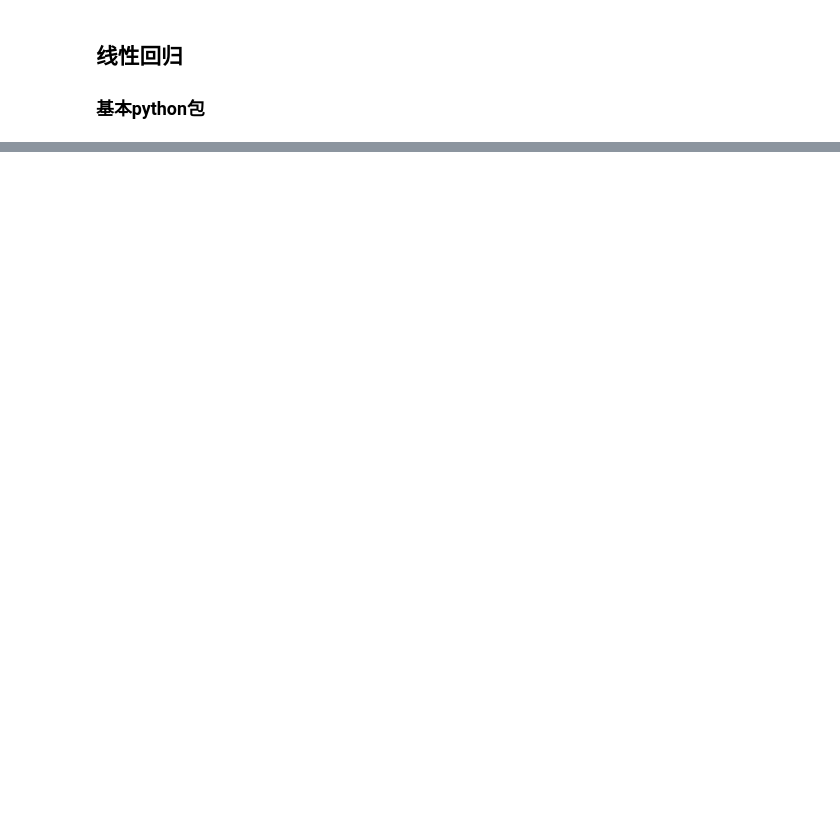
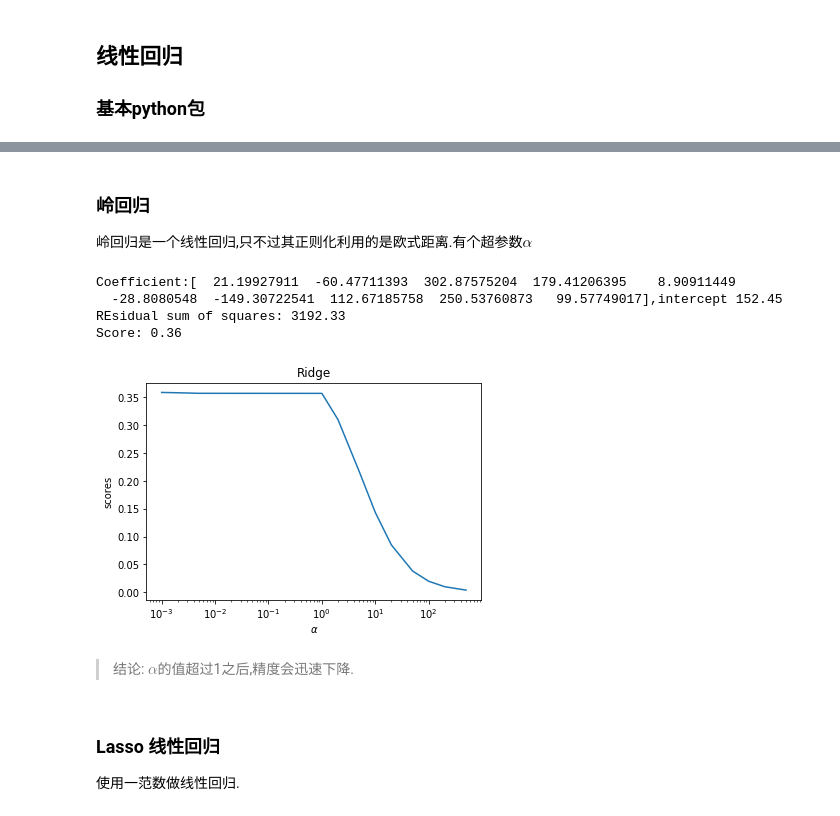
Before and after one commit to sycophant-stone/ml_dl_book_notes, a Jupyter notebook: chapter1_linearRegression.ipynb, the cells around one changed output, grey strips where cells are left out. Cells and saved outputs as stored; diff of their text form; code cells hidden in the pictures; blank space fills up the shorter version.

Commit message:
[ok] linear regression & logistic regression

```diff
--- a/chapter1_linearRegression.ipynb
+++ b/chapter1_linearRegression.ipynb
@@ -28,0 +38,4 @@ Score:  0
+# %% [markdown]
+### 岭回归
+
+岭回归是一个线性回归,只不过其正则化利用的是欧式距离.有个超参数$\alpha$
@@ -28,0 +50,36 @@ Score:  0
+# %%
+X_train,X_test,y_train,y_test = load_data()
+test_ridge(X_train,X_test,y_train,y_test)
+# %% [output]
+Coefficient:[  21.19927911  -60.47711393  302.87575204  179.41206395    8.90911449
+  -28.8080548  -149.30722541  112.67185758  250.53760873   99.57749017],intercept 152.45
+REsidual sum of squares: 3192.33
+Score: 0.36
+# %%
+
+def test_ridge_with_alpha(*data):
+    X_train,X_test,y_train,y_test = data
+    alphas=[0.001,0.002,0.005,1,2,5,10,20,50,100,200,500]
+    scores=[]
+    for i,alpha in enumerate(alphas):
+        regr=linear_model.Ridge(alpha=alpha)
+        regr.fit(X_train,y_train)
+        scores.append(regr.score(X_test,y_test))
+    fig=plt.figure()
+    ax=fig.add_subplot(1,1,1)
+    ax.plot(alphas,scores)
+    ax.set_xscale('log')
+    ax.set_xlabel(r"$\alpha$")
+    ax.set_ylabel(r"scores")
+    ax.set_title("Ridge")
+    plt.show()
+# %%
+test_ridge_with_alpha(X_train,X_test,y_train,y_test)
+# %% [output]
+[figure, added]
+# %% [markdown]
+> 结论:
+ $\alpha$的值超过1之后,精度会迅速下降.
+# %% [markdown]
+### Lasso 线性回归
+使用一范数做线性回归.
```
Also changed, not shown: parts of 20 cells of this notebook.
